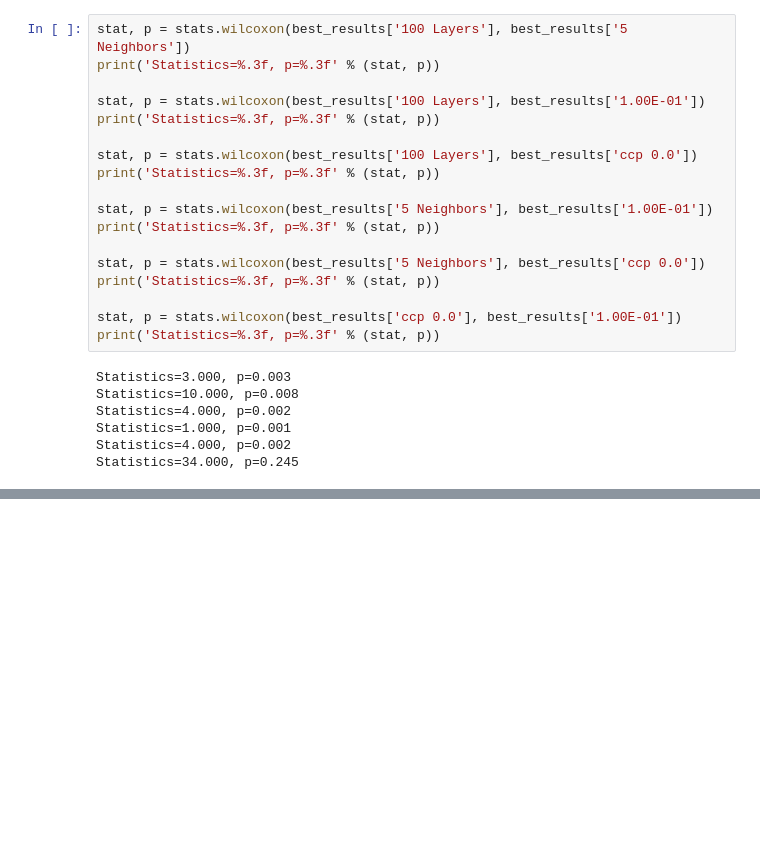
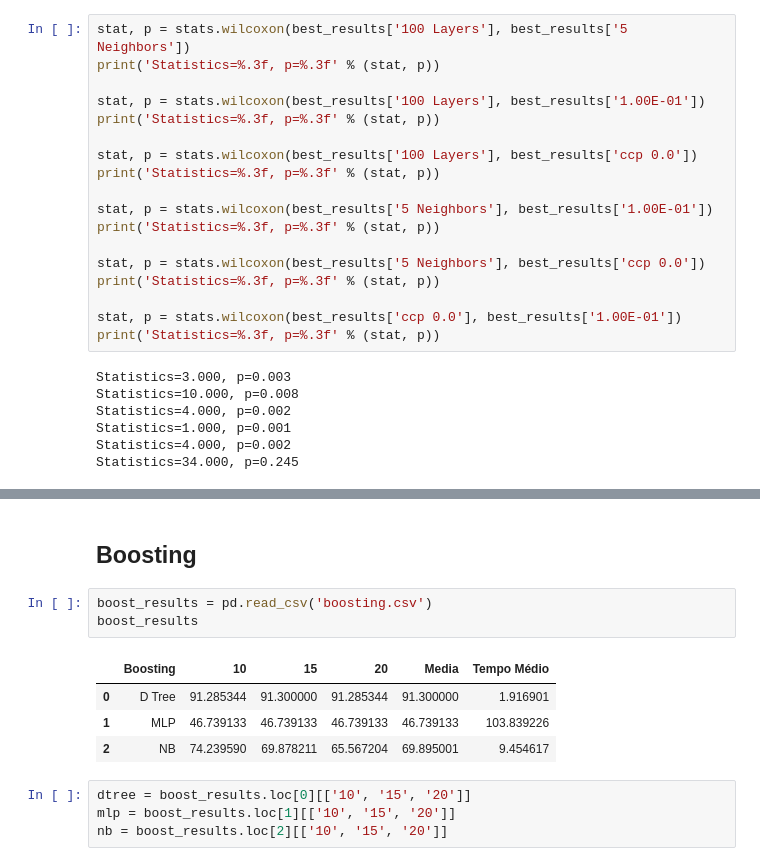
Before and after one commit to carvalheirafc/mnist-MachineLearning-Supervised, a Jupyter notebook: mnist_results_stats.ipynb, the cells around one changed output, grey strips where cells are left out. Drawn from its saved outputs; the diff is of its cells as text; blank space fills up the shorter version.

```diff
--- a/mnist_results_stats.ipynb
+++ b/mnist_results_stats.ipynb
@@ -218,0 +293,14 @@ Statistics=34.000, p=0.245
+# %% [markdown]
+## Boosting
+# %%
+boost_results = pd.read_csv('boosting.csv')
+boost_results
+# %% [output]
+|  | Boosting | 10 | 15 | 20 | Media | Tempo Médio |
+| 0 | D Tree | 91.285344 | 91.300000 | 91.285344 | 91.300000 | 1.916901 |
+| 1 | MLP | 46.739133 | 46.739133 | 46.739133 | 46.739133 | 103.839226 |
+| 2 | NB | 74.239590 | 69.878211 | 65.567204 | 69.895001 | 9.454617 |
+# %%
+dtree = boost_results.loc[0][['10', '15', '20']]
+mlp = boost_results.loc[1][['10', '15', '20']]
+nb = boost_results.loc[2][['10', '15', '20']]
```
Also changed, not shown: parts of 16 cells of this notebook.
